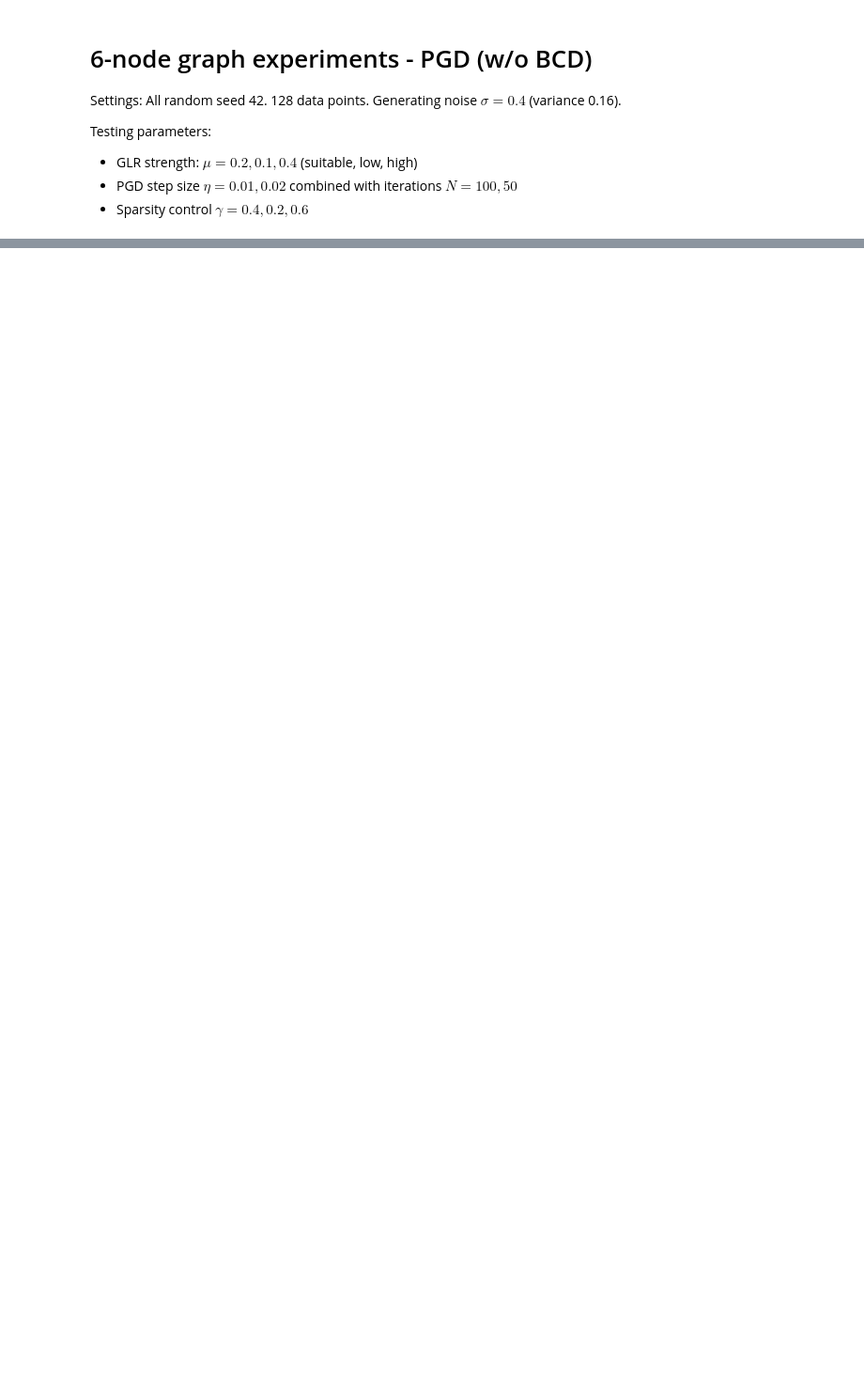
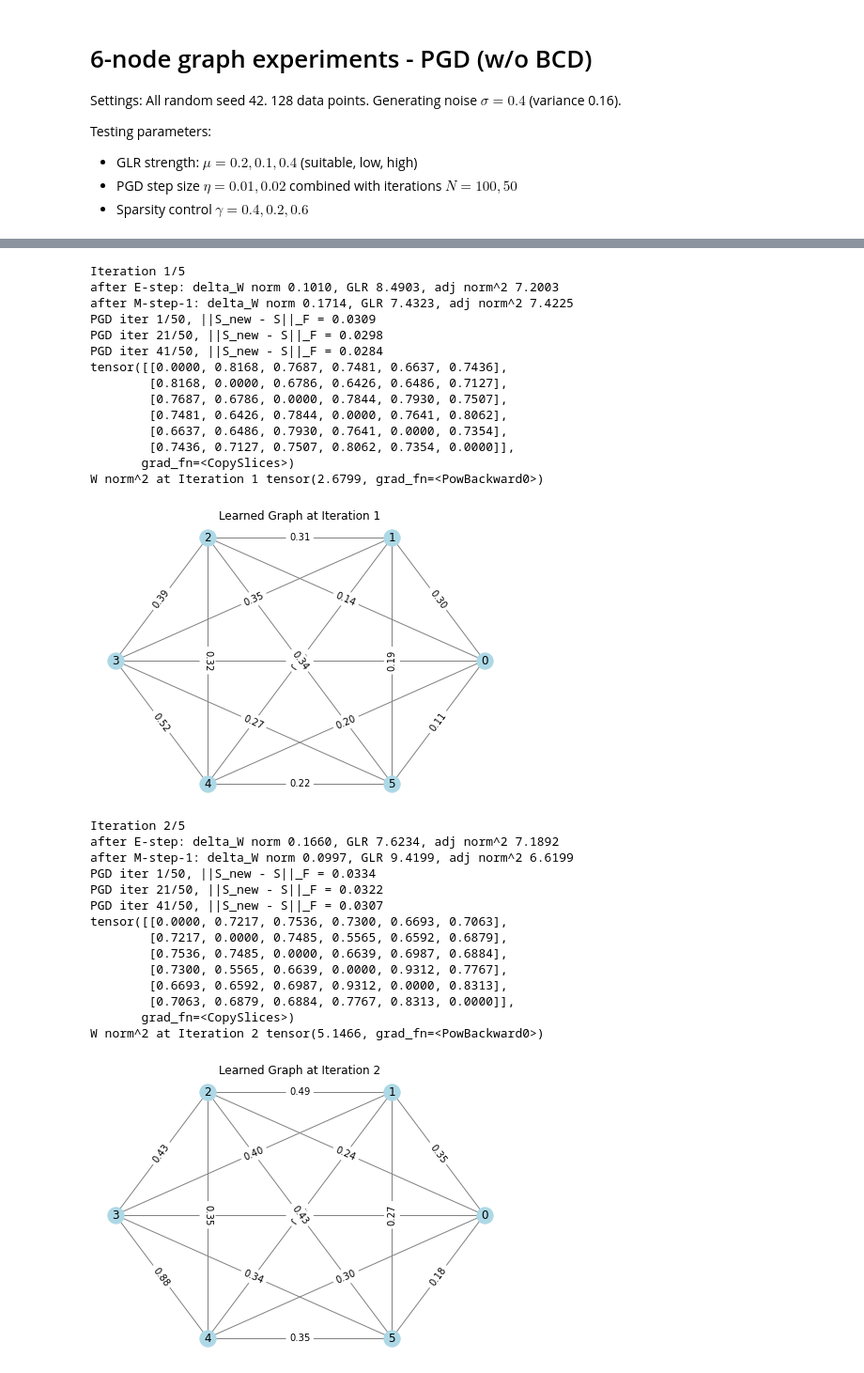
Before and after one commit to SingularityUndefined/AdaptiveSparseSTForecast, a Jupyter notebook: main_experiments.ipynb, the cells around one changed output, grey strips where cells are left out. Shown at 94% size. Cells and saved outputs as stored; diff of their text form; code cells hidden in the pictures; blank space fills up the shorter version.

```diff
--- a/main_experiments.ipynb
+++ b/main_experiments.ipynb
@@ -975,0 +257,42 @@ R_old tensor([[ 1.3241,  0.7685,  0.4907, -0.3426, -0.6204, -0.6204],
+# %%
+arg_dict = {
+    'mu': 0.2,
+    'gamma': 0.4,
+    'step_size': 0.02,
+    'c': 5,
+    'PGD_iters': 50,
+    'use_block_coordinate': False,
+    'PGD_step_size': 0.01
+}
+Experiment(arg_dict, num_nodes, S_init=None, seed=42)
+# %% [output]
+Iteration 1/5
+after E-step: delta_W norm 0.1010, GLR 8.4903, adj norm^2 7.2003
+after M-step-1: delta_W norm 0.1714, GLR 7.4323, adj norm^2 7.4225
+PGD iter 1/50, ||S_new - S||_F = 0.0309
+PGD iter 21/50, ||S_new - S||_F = 0.0298
+PGD iter 41/50, ||S_new - S||_F = 0.0284
+tensor([[0.0000, 0.8168, 0.7687, 0.7481, 0.6637, 0.7436],
+        [0.8168, 0.0000, 0.6786, 0.6426, 0.6486, 0.7127],
+        [0.7687, 0.6786, 0.0000, 0.7844, 0.7930, 0.7507],
+        [0.7481, 0.6426, 0.7844, 0.0000, 0.7641, 0.8062],
+        [0.6637, 0.6486, 0.7930, 0.7641, 0.0000, 0.7354],
+        [0.7436, 0.7127, 0.7507, 0.8062, 0.7354, 0.0000]],
+       grad_fn=<CopySlices>)
+W norm^2 at Iteration 1 tensor(2.6799, grad_fn=<PowBackward0>)
+[figure, added]
+Iteration 2/5
+after E-step: delta_W norm 0.1660, GLR 7.6234, adj norm^2 7.1892
+after M-step-1: delta_W norm 0.0997, GLR 9.4199, adj norm^2 6.6199
+PGD iter 1/50, ||S_new - S||_F = 0.0334
+PGD iter 21/50, ||S_new - S||_F = 0.0322
+PGD iter 41/50, ||S_new - S||_F = 0.0307
+tensor([[0.0000, 0.7217, 0.7536, 0.7300, 0.6693, 0.7063],
+        [0.7217, 0.0000, 0.7485, 0.5565, 0.6592, 0.6879],
+        [0.7536, 0.7485, 0.0000, 0.6639, 0.6987, 0.6884],
+        [0.7300, 0.5565, 0.6639, 0.0000, 0.9312, 0.7767],
+        [0.6693, 0.6592, 0.6987, 0.9312, 0.0000, 0.8313],
+        [0.7063, 0.6879, 0.6884, 0.7767, 0.8313, 0.0000]],
+       grad_fn=<CopySlices>)
+W norm^2 at Iteration 2 tensor(5.1466, grad_fn=<PowBackward0>)
+[figure, added]
```
Also changed, not shown: parts of 22 cells of this notebook, 3 other files.
